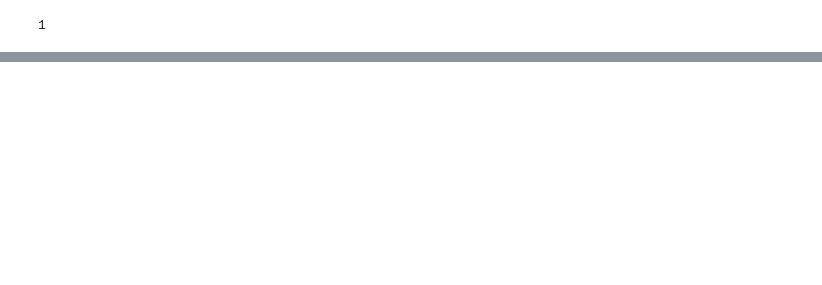
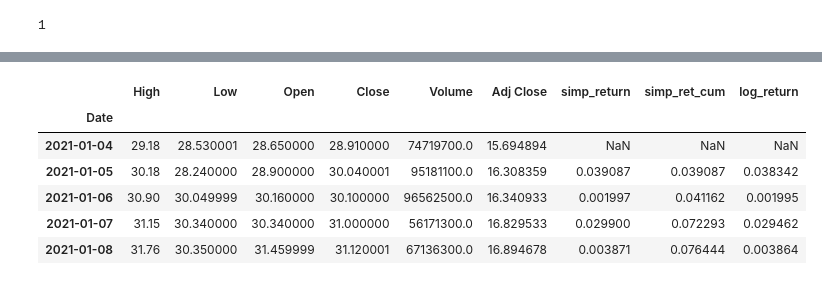
Before and after one commit to andresalerno/mercado_financeiro, a Jupyter notebook: chapter_1.ipynb, the cells around one changed output, grey strips where cells are left out. Saved outputs shown, nothing was run; the diff lists cells and outputs as text; code cells hidden in the pictures; blank space fills up the shorter version.

```diff
--- a/chapter_1.ipynb
+++ b/chapter_1.ipynb
@@ -306,0 +393,11 @@ fig.plot(x,y)
+# %%
+df['log_return'] = np.log(df['Close']/df['Close'].shift(1))
+df.head(5)
+# %% [output]
+|  | High | Low | Open | Close | Volume | Adj Close | simp_return | simp_ret_cum | log_return |
+| Date |  |  |  |  |  |  |  |  |  |
+| 2021-01-04 | 29.18 | 28.530001 | 28.650000 | 28.910000 | 74719700.0 | 15.694894 | NaN | NaN | NaN |
+| 2021-01-05 | 30.18 | 28.240000 | 28.900000 | 30.040001 | 95181100.0 | 16.308359 | 0.039087 | 0.039087 | 0.038342 |
+| 2021-01-06 | 30.90 | 30.049999 | 30.160000 | 30.100000 | 96562500.0 | 16.340933 | 0.001997 | 0.041162 | 0.001995 |
+| 2021-01-07 | 31.15 | 30.340000 | 30.340000 | 31.000000 | 56171300.0 | 16.829533 | 0.029900 | 0.072293 | 0.029462 |
+| 2021-01-08 | 31.76 | 30.350000 | 31.459999 | 31.120001 | 67136300.0 | 16.894678 | 0.003871 | 0.076444 | 0.003864 |
```
Also changed, not shown: parts of 21 cells of this notebook.
